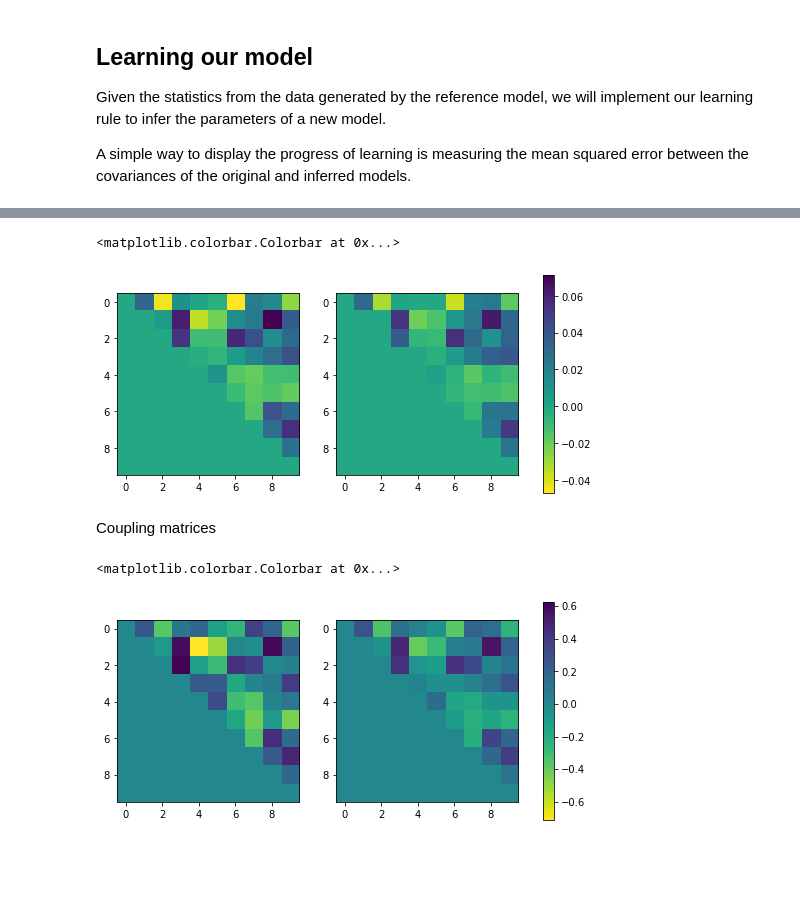
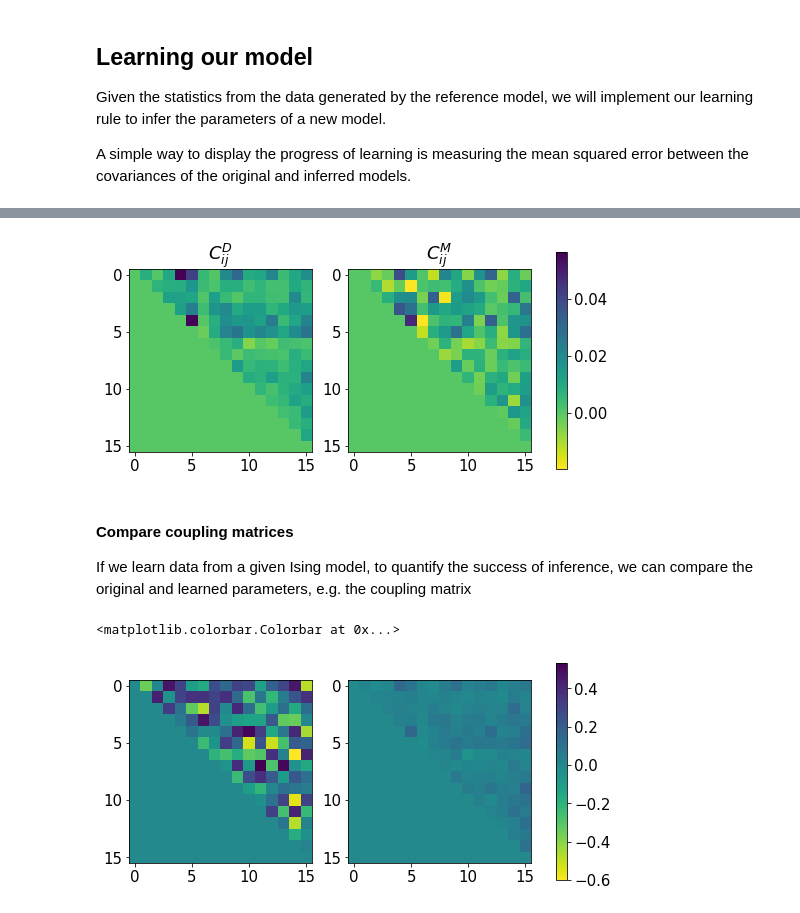
Before and after one commit to MiguelAguilera/Neuro-MaxEnt-inference-tutorial, a Jupyter notebook: Spike_train_learning.ipynb, the cells around one changed output, grey strips where cells are left out. Drawn from its saved outputs; the diff is of its cells as text; code cells hidden in the pictures; blank space fills up the shorter version.

```diff
--- a/Spike_train_learning.ipynb
+++ b/Spike_train_learning.ipynb
@@ -51,0 +29,14 @@ Requirement already satisfied: urllib3!=1.25.0,!=1.25.1,<1.26,>=1.21.1 in /usr/l
+# %%
+import numpy as np
+from matplotlib import pyplot as plt
+plt.rc('font',**{'size':15})
+
+import requests
+import io
+
+url = 'https://github.com/MiguelAguilera/Neuro-MaxEnt-inference-tutorial/blob/main/neural_data.npz?raw=true'
+
+response = requests.get(url)
+response.raise_for_status()
+data = np.load(io.BytesIO(response.content))
+Data_sample = data['X']*2-1
@@ -152,19 +189,22 @@ Covariance matrices
 
 fig, ax = plt.subplots(nrows=1, ncols=2,figsize=(9,4))
 im = ax[0].imshow(np.triu(Cov_data,1),cmap='viridis_r',vmin=min(np.min(np.triu(Cov_data,1)),np.min(np.triu(Cov,1))), vmax=max(np.max(np.triu(Cov_data,1)),np.max(np.triu(Cov,1))))
+ax[0].set_title(r'$C_{ij}^D$')
 im = ax[1].imshow(np.triu(Cov,1), cmap='viridis_r',vmin=min(np.min(np.triu(Cov_data,1)),np.min(np.triu(Cov,1))), vmax=max(np.max(np.triu(Cov_data,1)),np.max(np.triu(Cov,1))))
-fig.colorbar(im, ax=ax.ravel().tolist())
+ax[1].set_title(r'$C_{ij}^M$')
+fig.colorbar(im, ax=ax.ravel().tolist());
 # %% [output]
-<matplotlib.colorbar.Colorbar at 0x...>
-[figure, old version]
+[figure, new version]
-# %% [markdown]
-Coupling matrices
+# %% [markdown]
+#### Compare coupling matrices
+
+If we learn data from a given Ising model, to quantify the success of inference, we can compare the original and learned parameters, e.g. the coupling matrix
 # %%
 
-fig, ax = plt.subplots(nrows=1, ncols=2,figsize=(9,4))
-im = ax[0].imshow(np.triu(I_data.J,1),cmap='viridis_r',vmin=min(np.min(np.triu(I_data.J,1)),np.min(np.triu(I.J,1))), vmax=max(np.max(np.triu(I_data.J,1)),np.max(np.triu(I.J,1))))
-im = ax[1].imshow(np.triu(I.J,1), cmap='viridis_r',vmin=min(np.min(np.triu(I_data.J,1)),np.min(np.triu(I.J,1))), vmax=max(np.max(np.triu(I_data.J,1)),np.max(np.triu(I.J,1))))
-fig.colorbar(im, ax=ax.ravel().tolist())
+#fig, ax = plt.subplots(nrows=1, ncols=2,figsize=(9,4))
+#im = ax[0].imshow(np.triu(I_data.J,1),cmap='viridis_r',vmin=min(np.min(np.triu(I_data.J,1)),np.min(np.triu(I.J,1))), vmax=max(np.max(np.triu(I_data.J,1)),np.max(np.triu(I.J,1))))
+#im = ax[1].imshow(np.triu(I.J,1), cmap='viridis_r',vmin=min(np.min(np.triu(I_data.J,1)),np.min(np.triu(I.J,1))), vmax=max(np.max(np.triu(I_data.J,1)),np.max(np.triu(I.J,1))))
+#fig.colorbar(im, ax=ax.ravel().tolist())
 # %% [output]
 <matplotlib.colorbar.Colorbar at 0x...>
-[figure, old version]
+[figure, new version]
```
Also changed, not shown: parts of 9 cells of this notebook.
